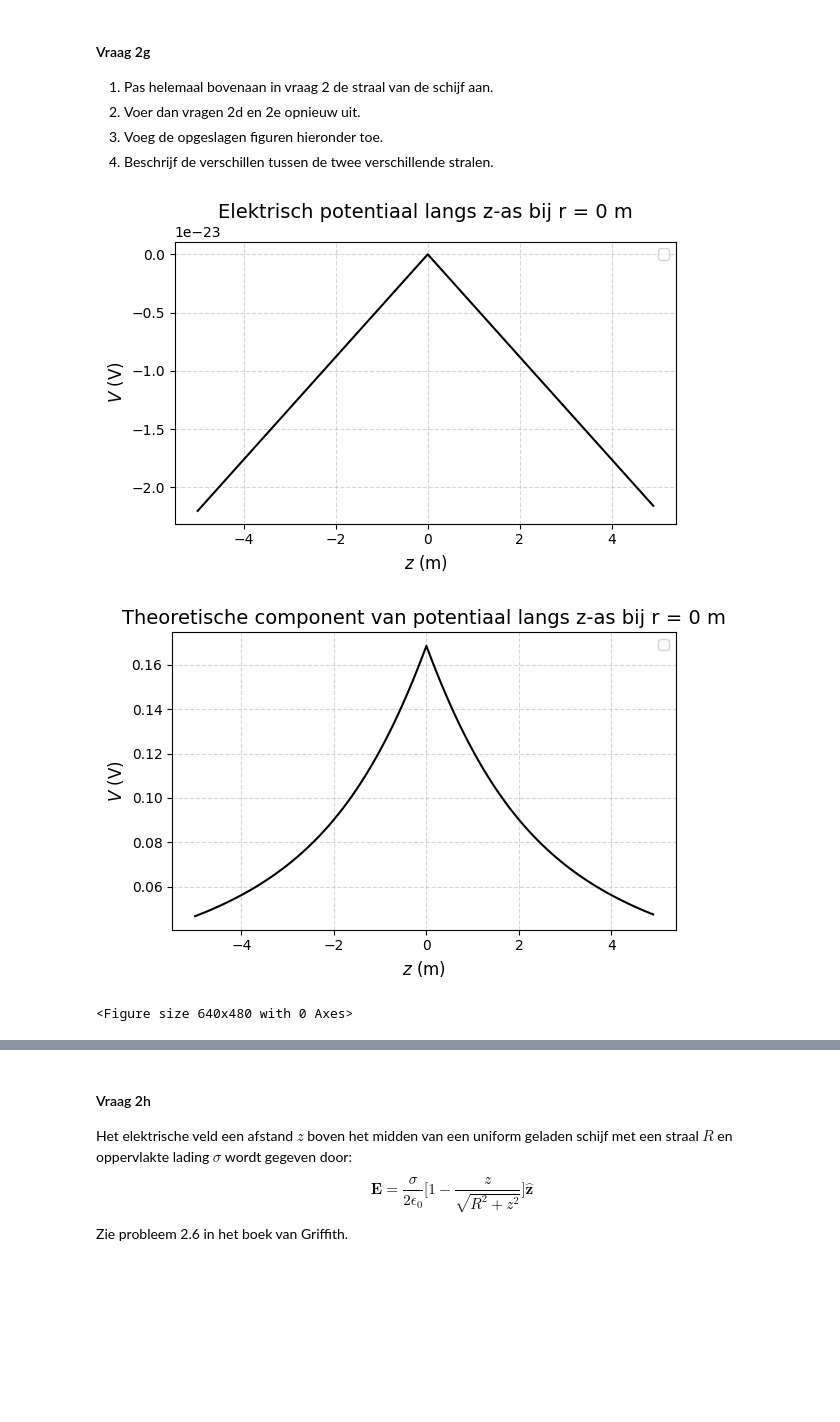
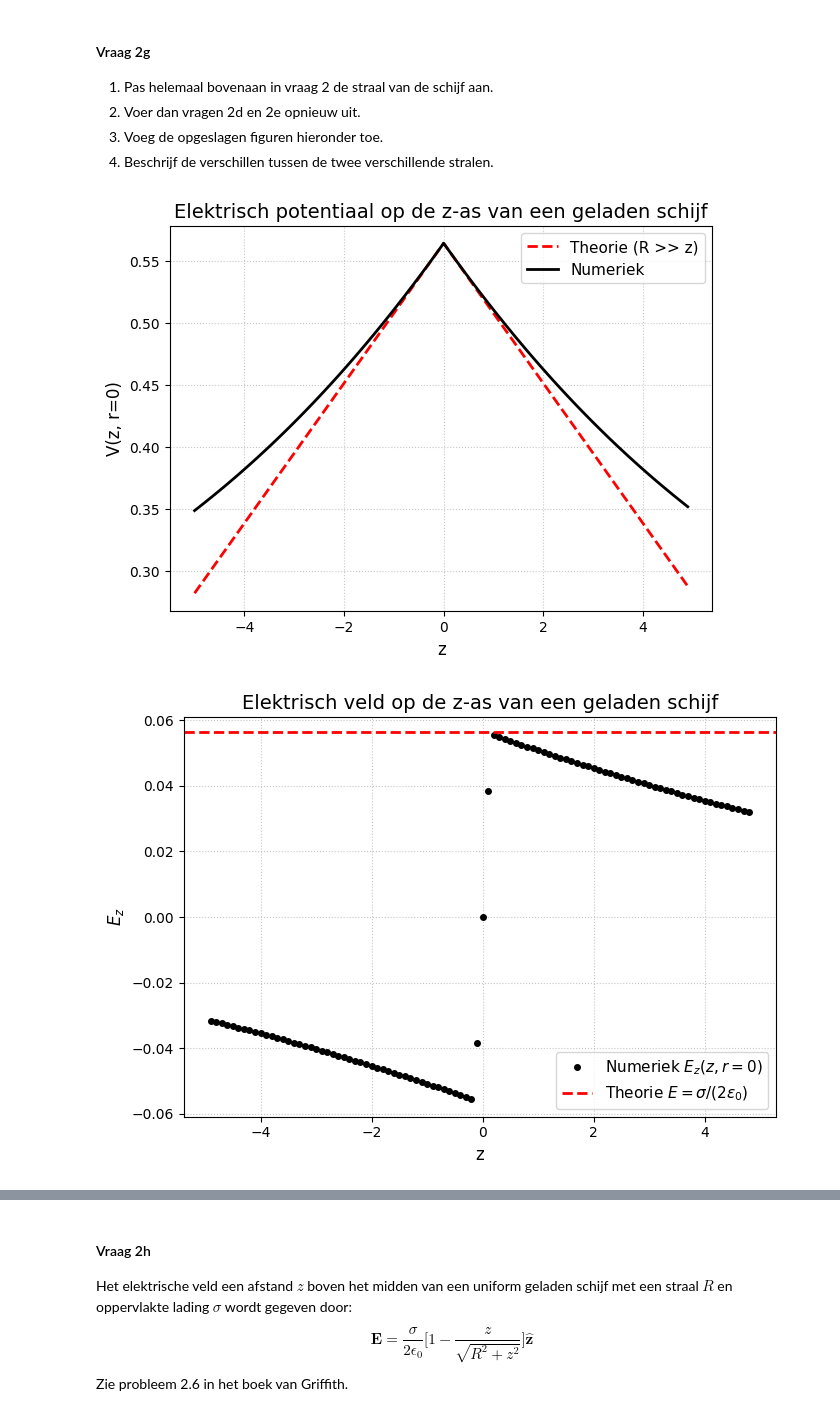
Before and after one commit to Tpalders/opdrachten-DEF-D, a Jupyter notebook: DigitaleOntwerpopdrachten/1CondensatorOpdracht/CondensatorOntwerpopdracht.ipynb, the cells around one changed output, grey strips where cells are left out. Drawn from its saved outputs; the diff is of its cells as text; code cells hidden in the pictures; blank space fills up the shorter version.

```diff
--- a/DigitaleOntwerpopdrachten/1CondensatorOpdracht/CondensatorOntwerpopdracht.ipynb
+++ b/DigitaleOntwerpopdrachten/1CondensatorOpdracht/CondensatorOntwerpopdracht.ipynb
@@ -201,7 +201,7 @@ De exponent (n) is: -2.0e+00 ±  1.5e-03
 In de code hieronder wordt een geladen schijf gemaakt via het superpositie principe. Dit wordt gedaan door een rooster van punten in de ruimte te creëren, alle punten die voldoen aan $z = 0$ m en $r < R$ krijgen een lading charge_one_point en vanuit hier wordt het potentiaal bepaald. Hier is de $z$-as de as van de schijf en de r as de afstand tot de $z$-as.
 # %%
 # In vraag 2.1 wordt naar deze cel verwezen.
-disk_radius = 3  # (m)
+disk_radius = 10  # (m)
 grid_step = 0.1  # (m)
 z_coord_DISK = 0  # (m) positie van de schijf op de z-as
 inter_charge_distance = grid_step  # (m) afstand tussen punt ladingen
@@ -368,41 +374,35 @@ plt.show()
 3. Voeg de opgeslagen figuren hieronder toe.
 4. Beschrijf de verschillen tussen de twee verschillende stralen.
 # %%
-#2d (waarden van straal aanpassen)
+disk_radius = 10  # straal van de schijf groter maken
 
-# plot (V(z,r=0))
-plt.figure(figsize=(6,4))
-plt.title("Elektrisch potentiaal langs z-as bij r = 0 m", fontsize=14)
-plt.plot(z, V_zr, "k", markersize=10)
-
-plt.xlabel("$z$ (m)", fontsize=12)
-plt.ylabel("$V$ (V)", fontsize=12)
-plt.grid(True, linestyle="--", alpha=0.5)
-plt.legend(fontsize=10)
-plt.tight_layout()
+# plot (opg 2d nogmaals)
+plt.figure(figsize=(7,5))
+plt.plot(z, V_theory, "r--", linewidth=2, label="Theorie (R >> z)")
+plt.plot(z, V_num, "k", linewidth=2, label="Numeriek")
+plt.xlabel("z", fontsize=12)
+plt.ylabel("V(z, r=0)", fontsize=12)
+plt.title("Elektrisch potentiaal op de z-as van een geladen schijf", fontsize=14)
+plt.grid(True, linestyle=":", alpha=0.7)
+plt.legend(fontsize=11)
+plt.savefig("2g_potential_disk_axis.png", dpi=300)
 plt.show()
 
-# plot theoretisch potentiaal
-plt.figure(figsize=(6,4))
-plt.title("Theoretische component van potentiaal langs z-as bij r = 0 m", fontsize=14)
-plt.plot(z, V_theory, "k", markersize=10)
-
-plt.xlabel("$z$ (m)", fontsize=12)
-plt.ylabel("$V$ (V)", fontsize=12)
-plt.grid(True, linestyle="--", alpha=0.5)
-plt.legend(fontsize=10)
+# plot (2e nogmaals)
+plt.figure(figsize=(7,5))
+plt.plot(z_for_E, Ez[:, idx_r_zero], "ko", markersize=4, label="Numeriek $E_z(z, r=0)$")
+plt.axhline(E_theorie, color="red", linestyle="--", linewidth=2, label="Theorie $E = \\sigma/(2\\epsilon_0)$")
+plt.xlabel("z", fontsize=12)
+plt.ylabel("$E_z$", fontsize=12)
+plt.title("Elektrisch veld op de z-as van een geladen schijf", fontsize=14)
+plt.grid(True, linestyle=":", alpha=0.7)
+plt.legend(fontsize=11)
 plt.tight_layout()
+plt.savefig("2g_electric_field_disk_axis.png", dpi=300)
 plt.show()
-
-# Opslaan van de plot
-plt.savefig("V_z_theorie_2.png", dpi=300)
-
-
-# display(Image("folder-name/image-name"))
 # %% [output]
-[figure, old version]
+[figure, new version]
-[figure, old version]
+[figure, new version]
-<Figure size 640x480 with 0 Axes>
 # %% [markdown]
 ##### Antwoorden 2g
 
```
Also changed, not shown: parts of 22 cells of this notebook, 6 other files.
